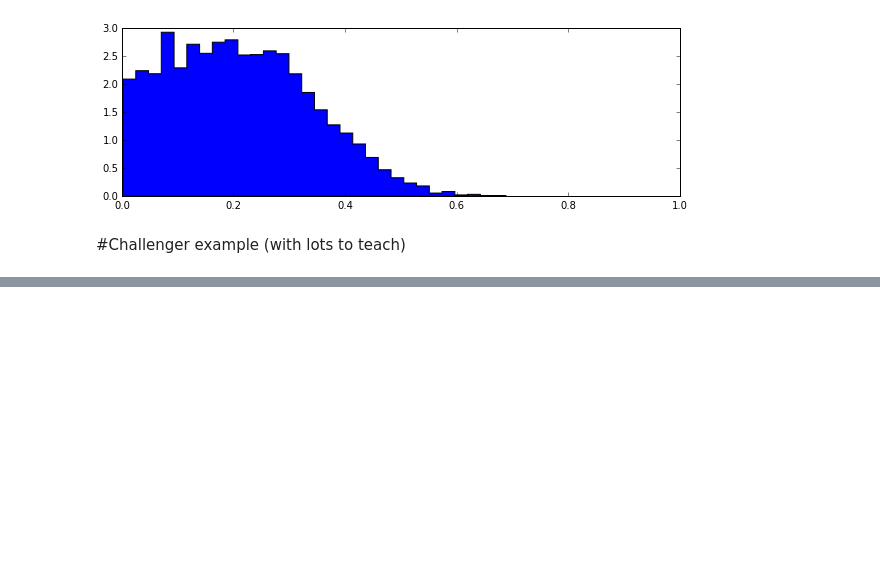
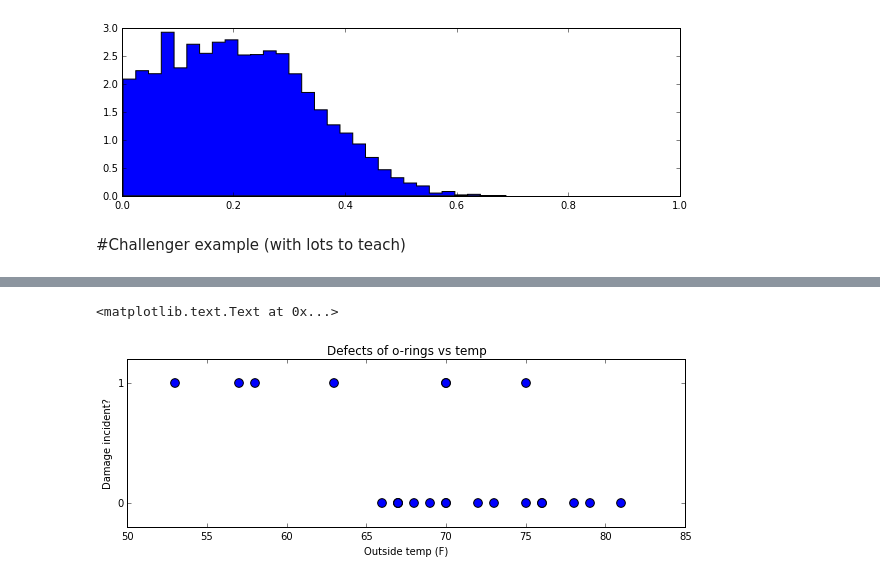
Before and after one commit to aenfield/Probabilistic-Programming-and-Bayesian-Methods-for-Hackers, a Jupyter notebook: Chapter2_MorePyMC/Chapter2mywork.ipynb, the cells around one changed output, grey strips where cells are left out. Drawn from its saved outputs; the diff is of its cells as text; code cells hidden in the pictures; blank space fills up the shorter version.

```diff
--- a/Chapter2_MorePyMC/Chapter2mywork.ipynb
+++ b/Chapter2_MorePyMC/Chapter2mywork.ipynb
@@ -373,3 +373,10 @@ plt.xlim(0, 1)
 [figure]
 # %% [markdown]
 #Challenger example (with lots to teach)
+# %%
+challenger_data = np.genfromtxt('data/challenger_data.csv',
+                                skip_header=1,
+                                usecols=[1,2], missing_values='NA',
+                                delimiter=',')
+# %%
+challenger_data = challenger_data[~np.isnan(challenger_data[:,1])]
@@ -375,0 +403,9 @@ plt.xlim(0, 1)
+# %%
+plt.scatter(challenger_data[:,0],challenger_data[:,1],s=75)
+plt.yticks([0, 1])
+plt.ylabel('Damage incident?')
+plt.xlabel('Outside temp (F)')
+plt.title('Defects of o-rings vs temp')
+# %% [output]
+<matplotlib.text.Text at 0x...>
+[figure, added]
```
Also changed, not shown: parts of 24 cells of this notebook, 1 other file.
